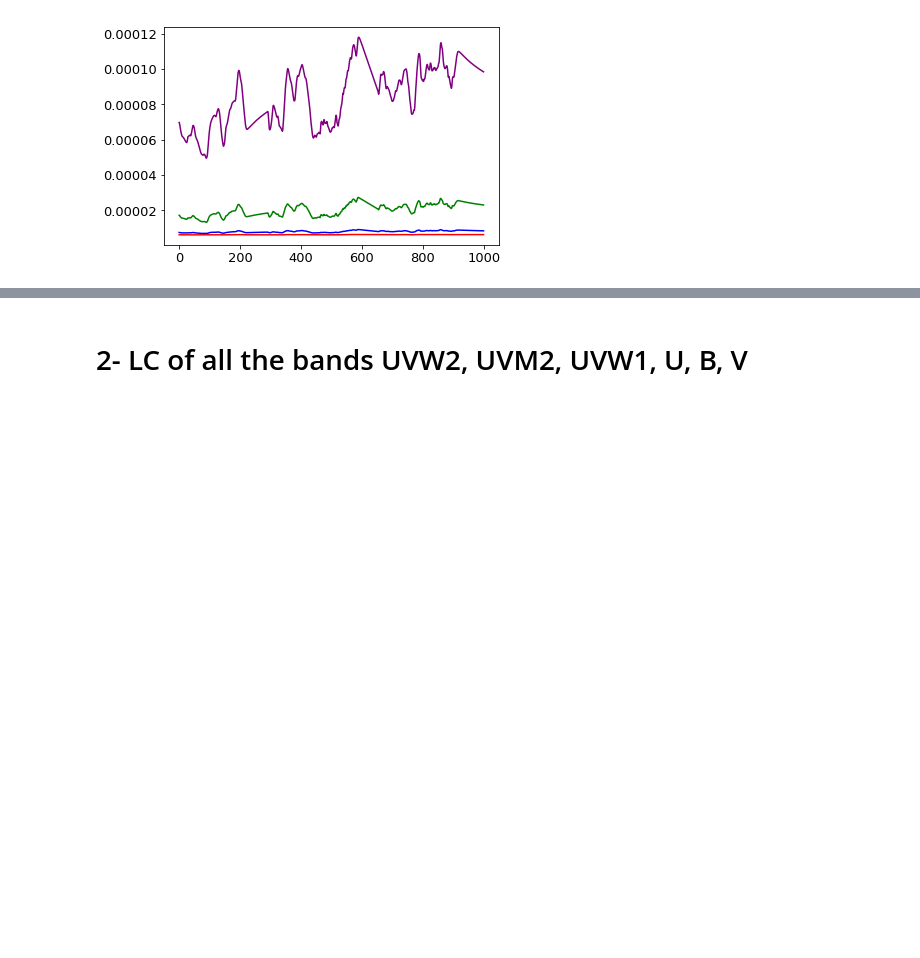
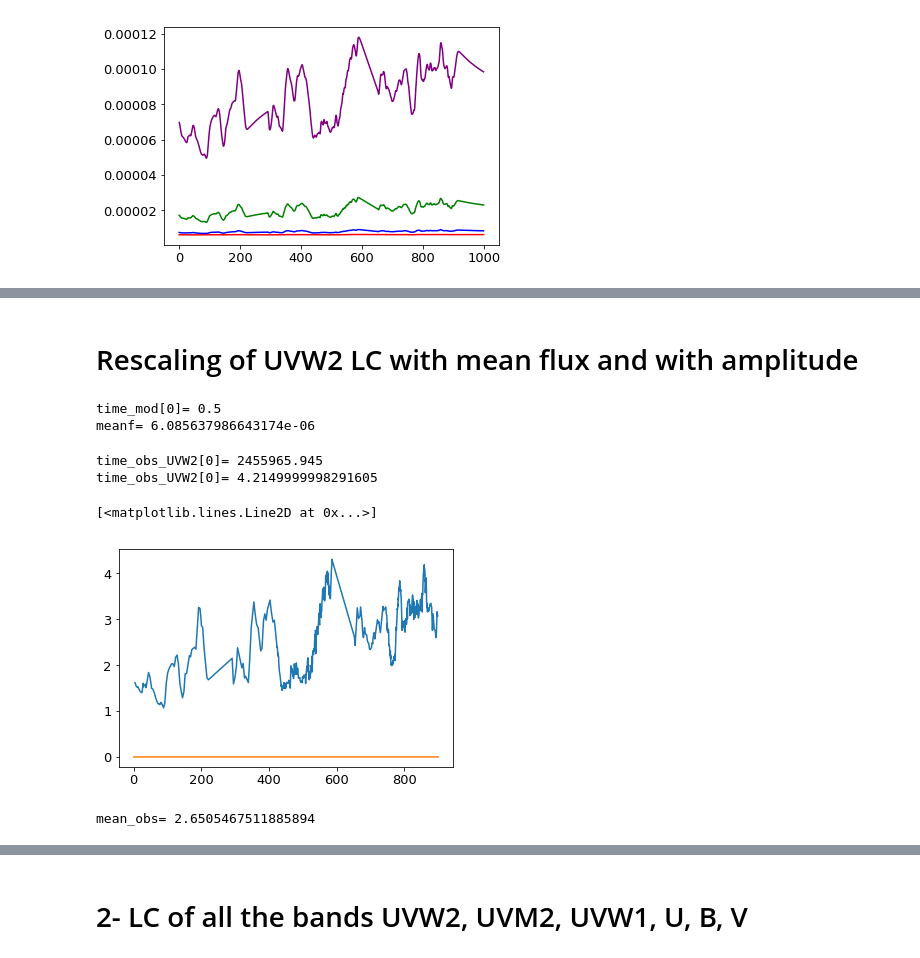
Before and after one commit to husnedereli/Reprocessing_disk, a Jupyter notebook: Compute_UVW2_LC_fitted_with_ADmodel.ipynb, the cells around one changed output, grey strips where cells are left out. Drawn from its saved outputs; the diff is of its cells as text; code cells hidden in the pictures; blank space fills up the shorter version.

```diff
--- a/Compute_UVW2_LC_fitted_with_ADmodel.ipynb
+++ b/Compute_UVW2_LC_fitted_with_ADmodel.ipynb
@@ -245,0 +277,63 @@ plt.plot(t, flux0*clight*(2120), color = "red")
+# %%
+#print the light curve in a file
+t_mod_UVW2_noscaling = t + 5961.730#+4.214999999850988
+flux_mod_UVW2_noscaling = flux_mod
+with open('LC_UVW2_reprocessing_norescaling.txt', 'w') as f:
+    for i in range(len(t)):
+        f.write("%g\t%g\n" % (t_mod_UVW2_noscaling[i],flux_mod_UVW2_noscaling[i]))
+# %% [markdown]
+# Rescaling of UVW2 LC with mean flux and with amplitude
+# %%
+#discard all the values below zero because it effect the result of mean
+flux_mod1 = []
+time_mod = []
+for i in range(len(flux_mod)):
+    if flux_mod[i] > 0 and t[i] > 0 and t[i] < 900:
+        flux_mod1.append(flux_mod[i])
+        time_mod.append(t[i])
+
+flux_mod1 = np.asarray(flux_mod1)
+time_mod = np.asarray(time_mod)
+print "time_mod[0]=", time_mod[0]
+
+meanf = mean(flux_mod1)
+print "meanf=", meanf
+# %% [output]
+time_mod[0]= 0.5
+meanf= 6.085637986643174e-06
+# %%
+#Note I delated the values between 2454270.830 - 2454318.094
+time_obs_UVW2 = []
+flux_obs_UVW2 = []
+fluxerr_obs_UVW2 = []
+with open('Filter/UVW2_timeflux1.txt') as f: #UVW2_timeflux1.txt #UVM2_timeflux.txt #V_timeflux.txt
+    for line in f:
+        data = line.split()
+        #print float(data[0])
+        if(float(data[0]) -2400000-55961.730 > 0  and float(data[0]) -2400000-55961.730 < 900 ):
+            time_obs_UVW2.append(float(data[0]))
+            flux_obs_UVW2.append(float(data[1]))
+            fluxerr_obs_UVW2.append(float(data[1]))
+time_obs_UVW2 = np.asarray(time_obs_UVW2)
+print "time_obs_UVW2[0]=", time_obs_UVW2[0]
+time_obs_UVW2 = time_obs_UVW2-2400000-55961.730
+flux_obs_UVW2 = np.asarray(flux_obs_UVW2)
+fluxerr_obs_UVW2 = np.asarray(fluxerr_obs_UVW2)
+print "time_obs_UVW2[0]=", time_obs_UVW2[0]
+# %% [output]
+time_obs_UVW2[0]= 2455965.945
+time_obs_UVW2[0]= 4.2149999998291605
+# %%
+plot(time_obs_UVW2,flux_obs_UVW2)
+plot(time_mod,flux_mod1)
+# %% [output]
+[<matplotlib.lines.Line2D at 0x...>]
+[figure, added]
+# %%
+# Find mean of observed lc:
+mean_obs = mean(flux_obs_UVW2)
+print "mean_obs=", mean_obs
+# rescaling means: illuminated LC and observed LC need to have the same mean:
+flux_mod_1 = flux_mod1*mean_obs/meanf
+# %% [output]
+mean_obs= 2.6505467511885894
```
Also changed, not shown: parts of 53 cells of this notebook, 4 other files.
